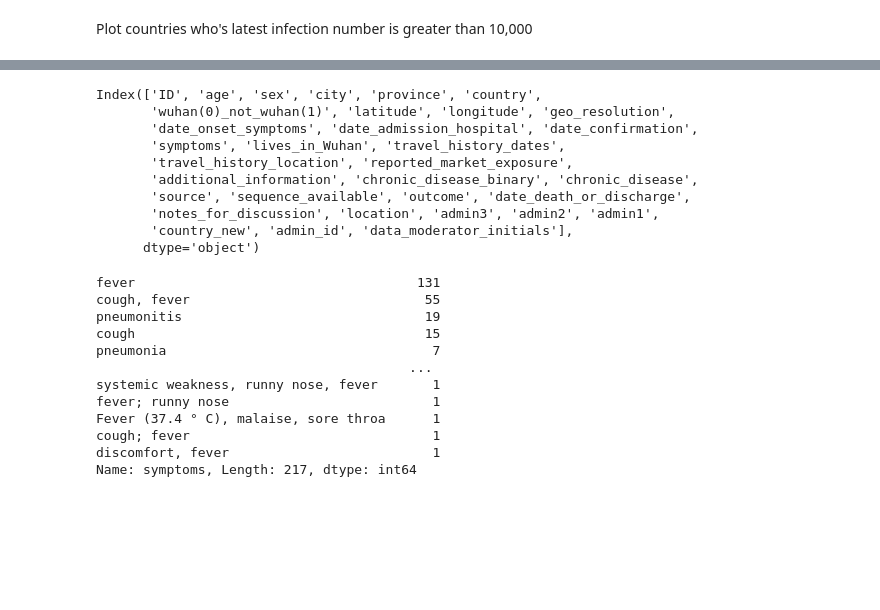
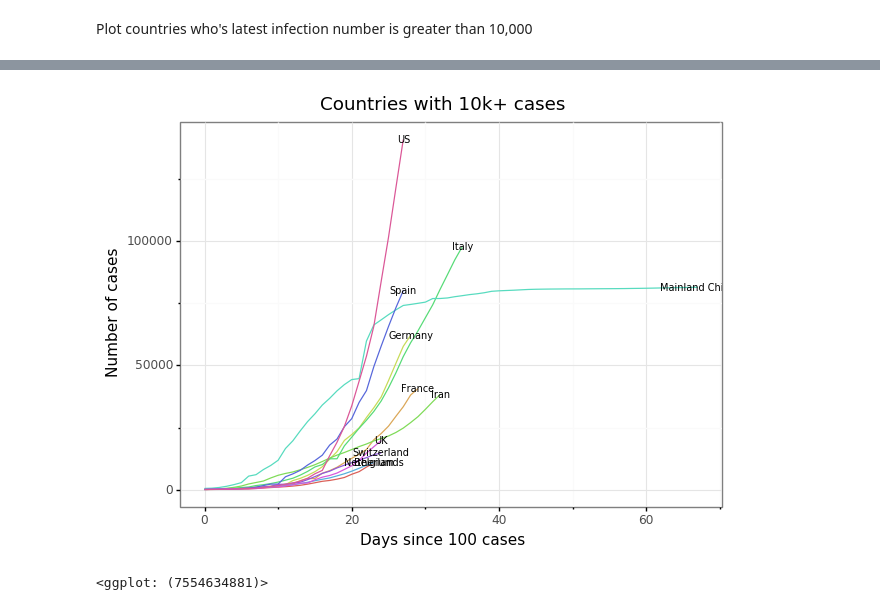
Before and after one commit to mstone2401/covid19_analysis, a Jupyter notebook: COVID-19 Country growth analysis.ipynb, the cells around one changed output, grey strips where cells are left out. Cells and saved outputs as stored; diff of their text form; code cells hidden in the pictures; blank space fills up the shorter version.

```diff
--- a/COVID-19 Country growth analysis.ipynb
+++ b/COVID-19 Country growth analysis.ipynb
@@ -297,31 +150,5 @@ df_cov19_detail
-# %%
-df_cov19_detail[df_cov19_detail['country'] == "Australia"].columns
-# %% [output]
-Index(['ID', 'age', 'sex', 'city', 'province', 'country',
-       'wuhan(0)_not_wuhan(1)', 'latitude', 'longitude', 'geo_resolution',
-       'date_onset_symptoms', 'date_admission_hospital', 'date_confirmation',
-       'symptoms', 'lives_in_Wuhan', 'travel_history_dates',
-       'travel_history_location', 'reported_market_exposure',
-       'additional_information', 'chronic_disease_binary', 'chronic_disease',
-       'source', 'sequence_available', 'outcome', 'date_death_or_discharge',
-       'notes_for_discussion', 'location', 'admin3', 'admin2', 'admin1',
-       'country_new', 'admin_id', 'data_moderator_initials'],
-      dtype='object')
-# %%
-# what are the most common symptoms?
-
-symptoms = df_cov19_detail['symptoms'].dropna()
-print(symptoms.value_counts())
-# %% [output]
-fever                                    131
-cough, fever                              55
-pneumonitis                               19
-cough                                     15
-pneumonia                                  7
-                                        ...
-systemic weakness, runny nose, fever       1
-fever; runny nose                          1
-Fever (37.4 ° C), malaise, sore throa      1
-cough; fever                               1
-discomfort, fever                          1
-Name: symptoms, Length: 217, dtype: int64
+# %%
+plot_country_bracket(df_since_100, 10000, 0, "Countries with 10k+ cases")
+# %% [output]
+[figure, added]
+<ggplot: (7554634881)>
```
Also changed, not shown: parts of 42 cells of this notebook, 9 other files.
